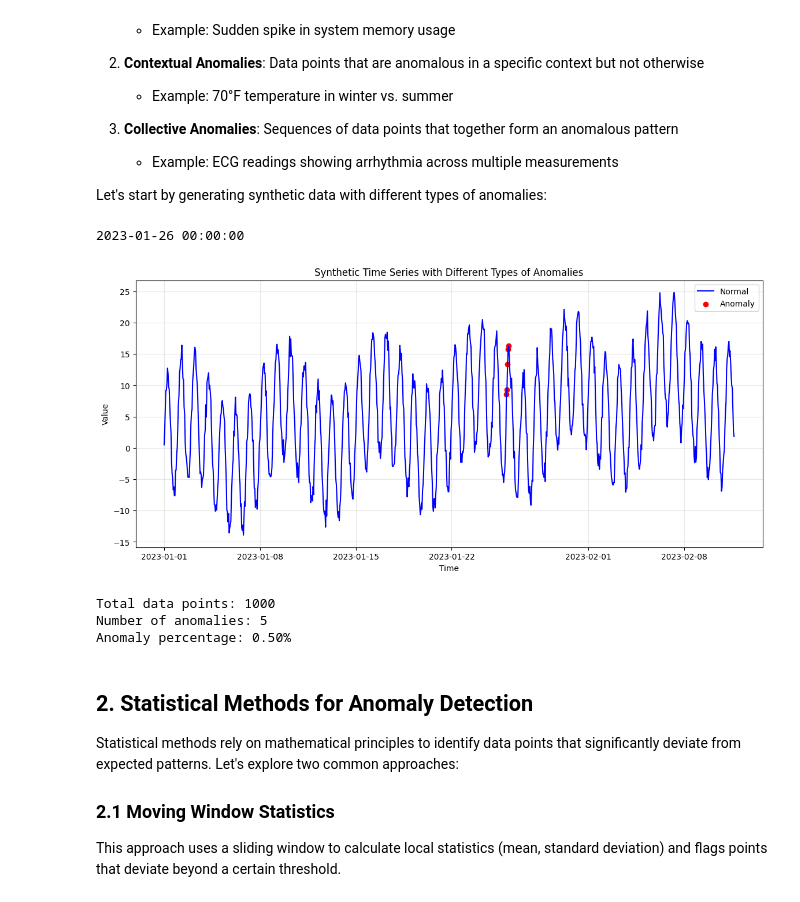
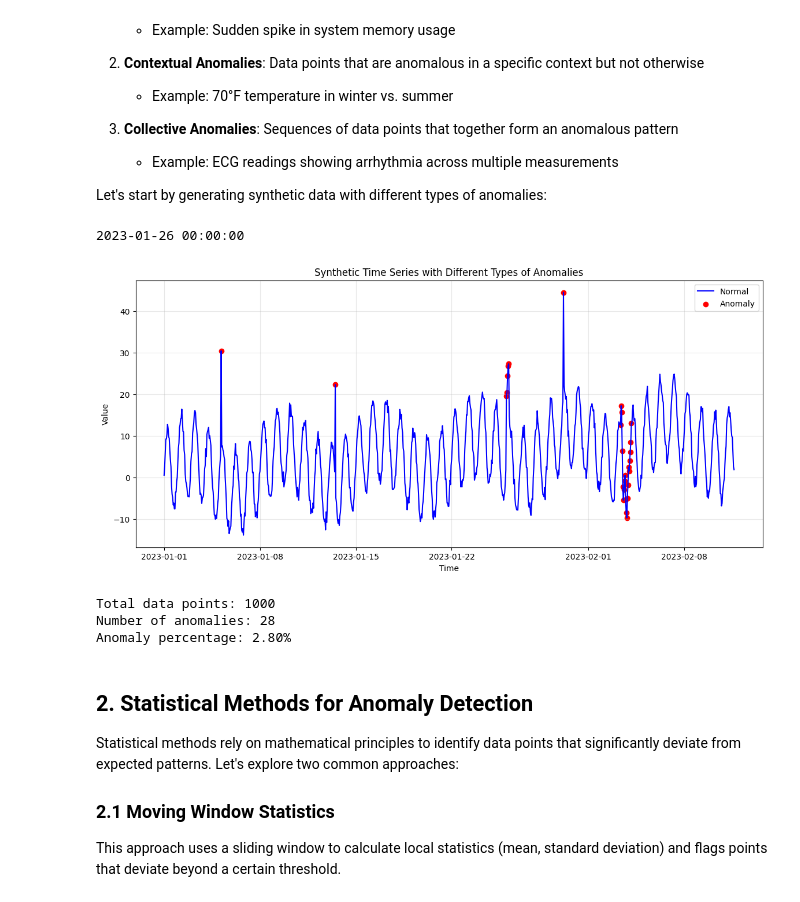
Before and after one commit to carmelgafa/ari5102, a Jupyter notebook: Anomaly-Detection-Workshop/notebooks/05_dynamic_data.ipynb, the cells around one changed output. Saved outputs shown, nothing was run; the diff lists cells and outputs as text; code cells hidden in the pictures.

```diff
--- a/Anomaly-Detection-Workshop/notebooks/05_dynamic_data.ipynb
+++ b/Anomaly-Detection-Workshop/notebooks/05_dynamic_data.ipynb
@@ -68,7 +47,6 @@ def generate_synthetic_data(n_samples=1000):
     # Generate timestamp index
     start_date = datetime(2023, 1, 1)
     timestamps = [start_date + timedelta(hours=i) for i in range(n_samples)]
-    print(timestamps[600])
 
     # Generate base signal: trend + seasonality + noise
     t = np.arange(n_samples)
@@ -87,59 +65,60 @@ def generate_synthetic_data(n_samples=1000):
         'anomaly': np.zeros(n_samples, dtype=bool)  # Initialize anomaly label
     })
 
-    # # Add point anomalies (sudden spikes)
-    # point_anomaly_indices = [100, 300, 700]
-    # for idx in point_anomaly_indices:
-    #     df.loc[idx, 'value'] += 25  # Add large spike
-    #     df.loc[idx, 'anomaly'] = True
+    # Add point anomalies (sudden spikes)
+    point_anomaly_indices = [100, 300, 700]
+    for idx in point_anomaly_indices:
+        df.loc[idx, 'value'] += 25  # Add large spike
+        df.loc[idx, 'anomaly'] = True
 
     # Add contextual anomaly (unusual pattern during specific time)
     # Night hours with high values (unusual)
     contextual_start = 600
+    print(timestamps[contextual_start])
     for i in range(5):
         # Assuming night hours should have lower values
         idx = contextual_start + i
         hour = df.loc[idx, 'timestamp'].hour
         if hour >= 0 and hour <= 6:  # Night hours
-            df.loc[idx, 'value'] += 4  # Unusual high value at night
+            df.loc[idx, 'value'] += 15  # Unusual high value at night
             df.loc[idx, 'anomaly'] = True
 
-    # # Add collective anomaly (unusual sequence pattern)
-    # collective_start = 800
-    # for i in range(20):
-    #     idx = collective_start + i
-    #     # Damped oscillation pattern (different from normal seasonality)
-    #     df.loc[idx, 'value'] += 10 * np.sin(i) * np.exp(-i/10)
-    #     df.loc[idx, 'anomaly'] = True
+    # Add collective anomaly (unusual sequence pattern)
+    collective_start = 800
+    for i in range(20):
+        idx = collective_start + i
+        # Damped oscillation pattern (different from normal seasonality)
+        df.loc[idx, 'value'] += 10 * np.sin(i) * np.exp(-i/10)
+        df.loc[idx, 'anomaly'] = True
 
     return df
 
 # Generate data
 ts_data = generate_synthetic_data()
 
 # Visualize the time series with anomalies
 plt.figure(figsize=(14, 6))
 plt.plot(ts_data['timestamp'], ts_data['value'], color='blue', label='Normal')
 plt.scatter(ts_data[ts_data['anomaly']]['timestamp'],
             ts_data[ts_data['anomaly']]['value'],
             color='red', label='Anomaly')
 plt.title('Synthetic Time Series with Different Types of Anomalies')
 plt.xlabel('Time')
 plt.ylabel('Value')
 plt.legend()
 plt.grid(True, alpha=0.3)
 plt.show()
 
 # Display summary statistics
 print(f"Total data points: {len(ts_data)}")
 print(f"Number of anomalies: {ts_data['anomaly'].sum()}")
 print(f"Anomaly percentage: {100 * ts_data['anomaly'].sum() / len(ts_data):.2f}%")
 # %% [output]
 2023-01-26 00:00:00
-[figure, old version]
+[figure, new version]
 Total data points: 1000
-Number of anomalies: 5
-Anomaly percentage: 0.50%
+Number of anomalies: 28
+Anomaly percentage: 2.80%
 # %% [markdown]
 ## 2. Statistical Methods for Anomaly Detection
 
```
Also changed, not shown: parts of 8 cells of this notebook, 3 other files.
